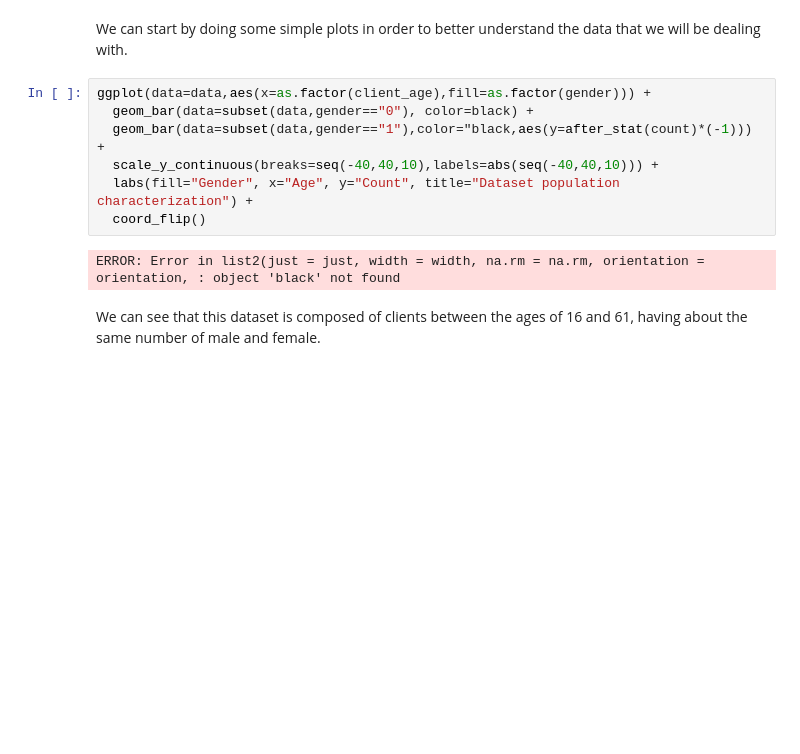
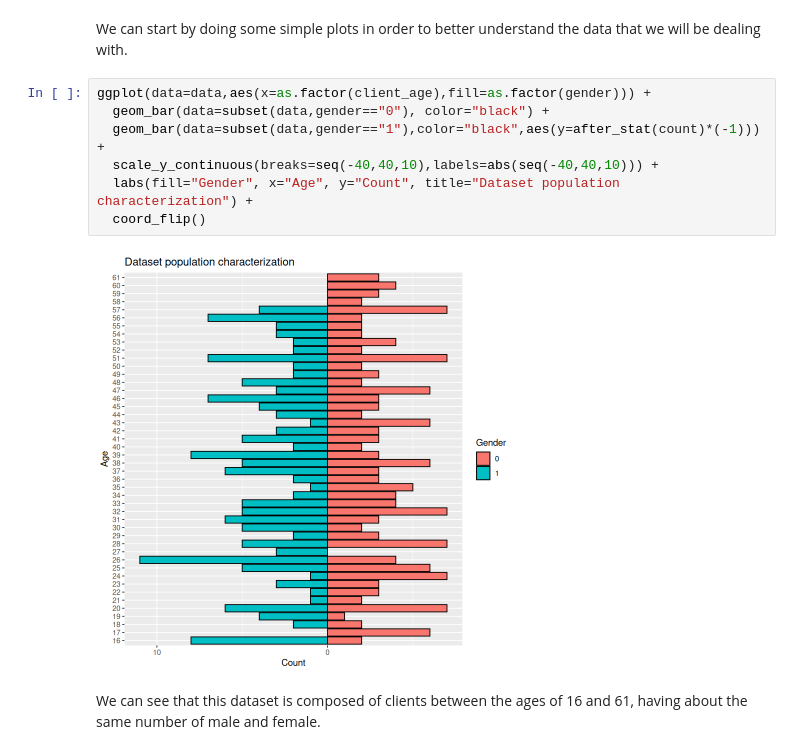
Before and after one commit to 1Krypt0/FEUP-AC-PROJ, a Jupyter notebook: docs/data-understanding.ipynb, the cells around one changed output. Cells and saved outputs as stored; diff of their text form; blank space fills up the shorter version.

```diff
--- a/docs/data-understanding.ipynb
+++ b/docs/data-understanding.ipynb
@@ -23,13 +24,13 @@ A data.frame: 6 × 38
 We can start by doing some simple plots in order to better understand the data that we will be dealing with.
 # %%
 ggplot(data=data,aes(x=as.factor(client_age),fill=as.factor(gender))) +
-  geom_bar(data=subset(data,gender=="0"), color=black) +
-  geom_bar(data=subset(data,gender=="1"),color="black,aes(y=after_stat(count)*(-1))) +
+  geom_bar(data=subset(data,gender=="0"), color="black") +
+  geom_bar(data=subset(data,gender=="1"),color="black",aes(y=after_stat(count)*(-1))) +
   scale_y_continuous(breaks=seq(-40,40,10),labels=abs(seq(-40,40,10))) +
   labs(fill="Gender", x="Age", y="Count", title="Dataset population characterization") +
   coord_flip()
 # %% [output]
-ERROR: Error in list2(just = just, width = width, na.rm = na.rm, orientation = orientation, : object 'black' not found
+[figure, added]
 # %% [markdown]
 We can see that this dataset is composed of clients between the ages of 16 and 61, having about the same number of male and female.
 # %% [markdown]
```
Also changed, not shown: parts of 10 cells of this notebook.
